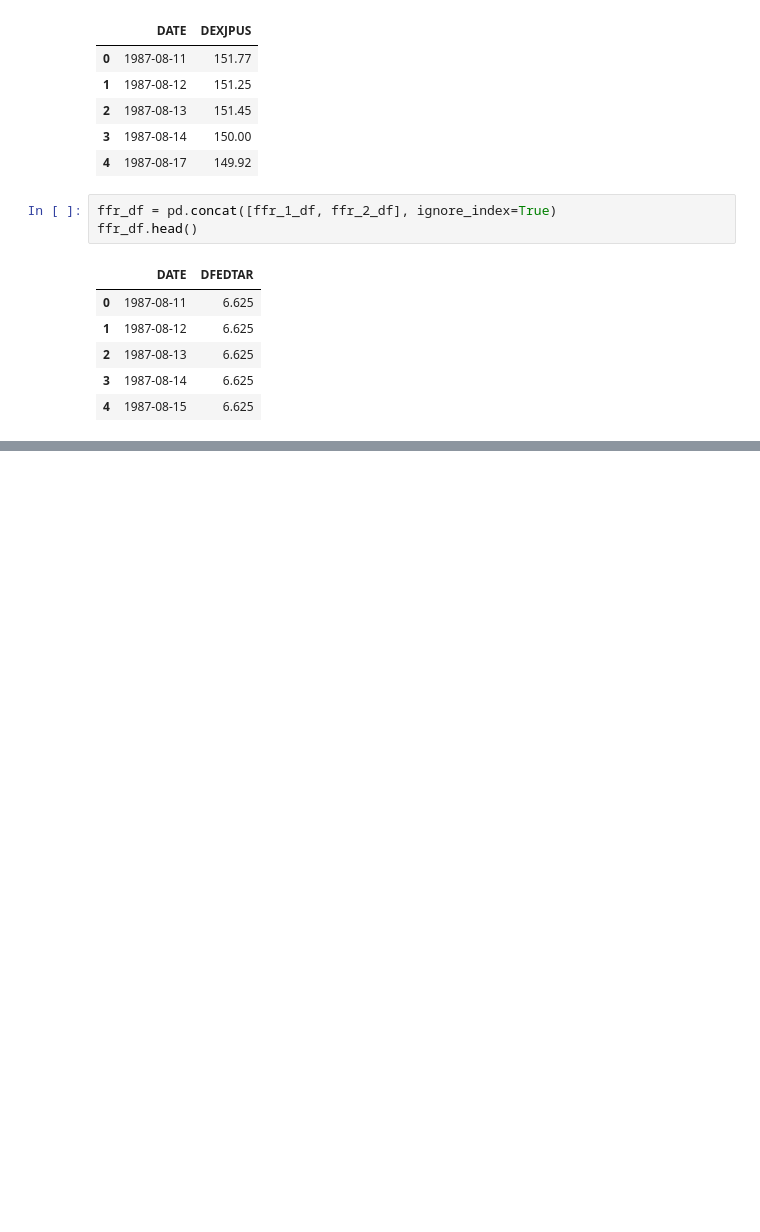
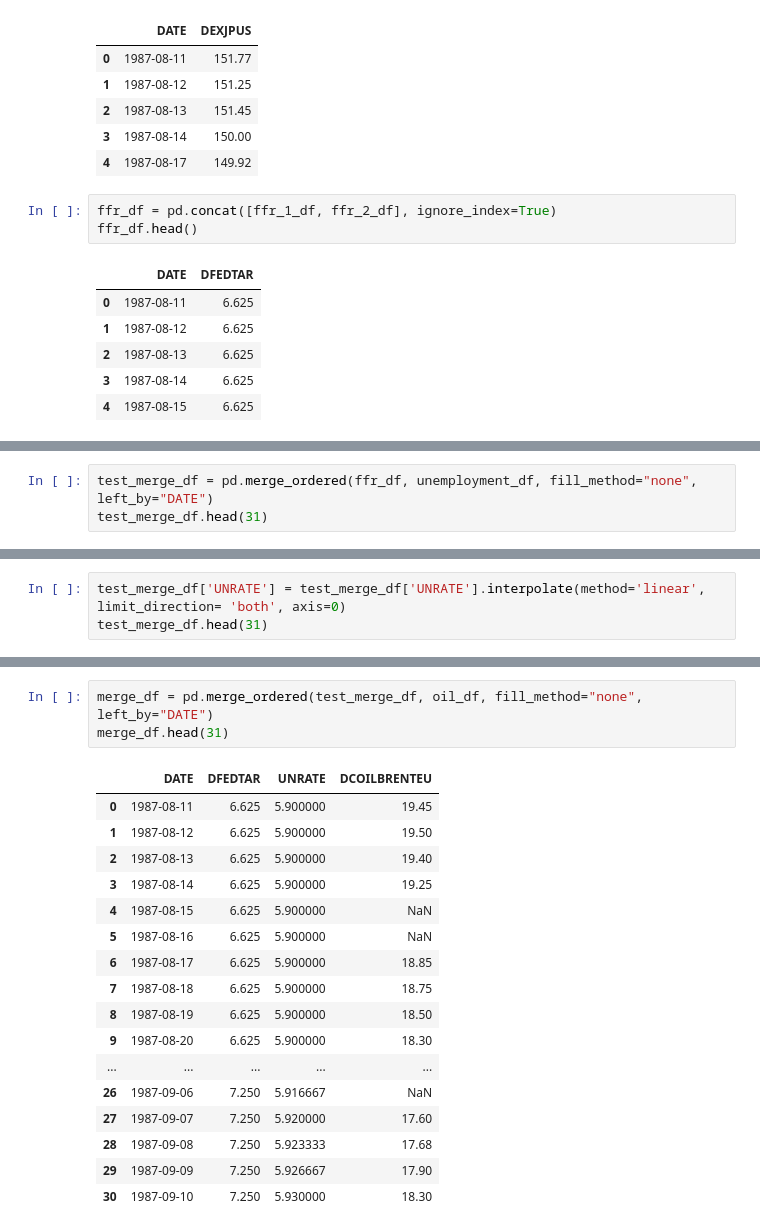
Before and after one commit to Nhunsick/FFTR_Prediction, a Jupyter notebook: Notebooks/EDA_cleaning.ipynb, the cells around one changed output, grey strips where cells are left out. Drawn from its saved outputs; the diff is of its cells as text; blank space fills up the shorter version.

```diff
--- a/Notebooks/EDA_cleaning.ipynb
+++ b/Notebooks/EDA_cleaning.ipynb
@@ -279,0 +295,3 @@ str
+# %%
+test_merge_df = pd.merge_ordered(ffr_df, unemployment_df, fill_method="none", left_by="DATE")
+test_merge_df.head(31)
@@ -279,0 +316,3 @@ str
+# %%
+test_merge_df['UNRATE'] = test_merge_df['UNRATE'].interpolate(method='linear', limit_direction= 'both', axis=0)
+test_merge_df.head(31)
@@ -279,0 +337,21 @@ str
+# %%
+merge_df = pd.merge_ordered(test_merge_df, oil_df, fill_method="none", left_by="DATE")
+merge_df.head(31)
+# %% [output]
+|  | DATE | DFEDTAR | UNRATE | DCOILBRENTEU |
+| 0 | 1987-08-11 | 6.625 | 5.900000 | 19.45 |
+| 1 | 1987-08-12 | 6.625 | 5.900000 | 19.50 |
+| 2 | 1987-08-13 | 6.625 | 5.900000 | 19.40 |
+| 3 | 1987-08-14 | 6.625 | 5.900000 | 19.25 |
+| 4 | 1987-08-15 | 6.625 | 5.900000 | NaN |
+| 5 | 1987-08-16 | 6.625 | 5.900000 | NaN |
+| 6 | 1987-08-17 | 6.625 | 5.900000 | 18.85 |
+| 7 | 1987-08-18 | 6.625 | 5.900000 | 18.75 |
+| 8 | 1987-08-19 | 6.625 | 5.900000 | 18.50 |
+| 9 | 1987-08-20 | 6.625 | 5.900000 | 18.30 |
+| ... | ... | ... | ... | ... |
+| 26 | 1987-09-06 | 7.250 | 5.916667 | NaN |
+| 27 | 1987-09-07 | 7.250 | 5.920000 | 17.60 |
+| 28 | 1987-09-08 | 7.250 | 5.923333 | 17.68 |
+| 29 | 1987-09-09 | 7.250 | 5.926667 | 17.90 |
+| 30 | 1987-09-10 | 7.250 | 5.930000 | 18.30 |
```
Also changed, not shown: parts of 7 cells of this notebook, 1 other file.
